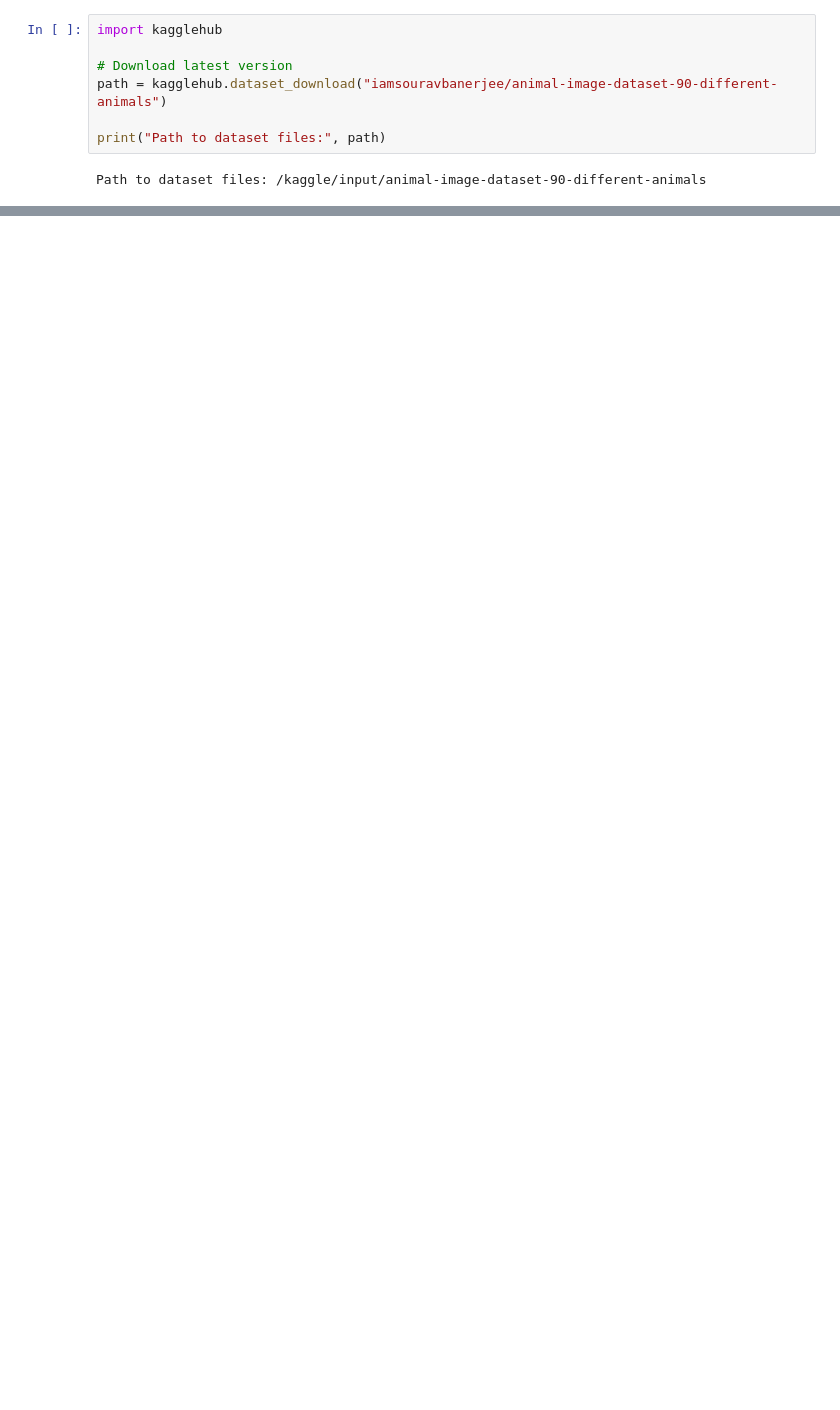
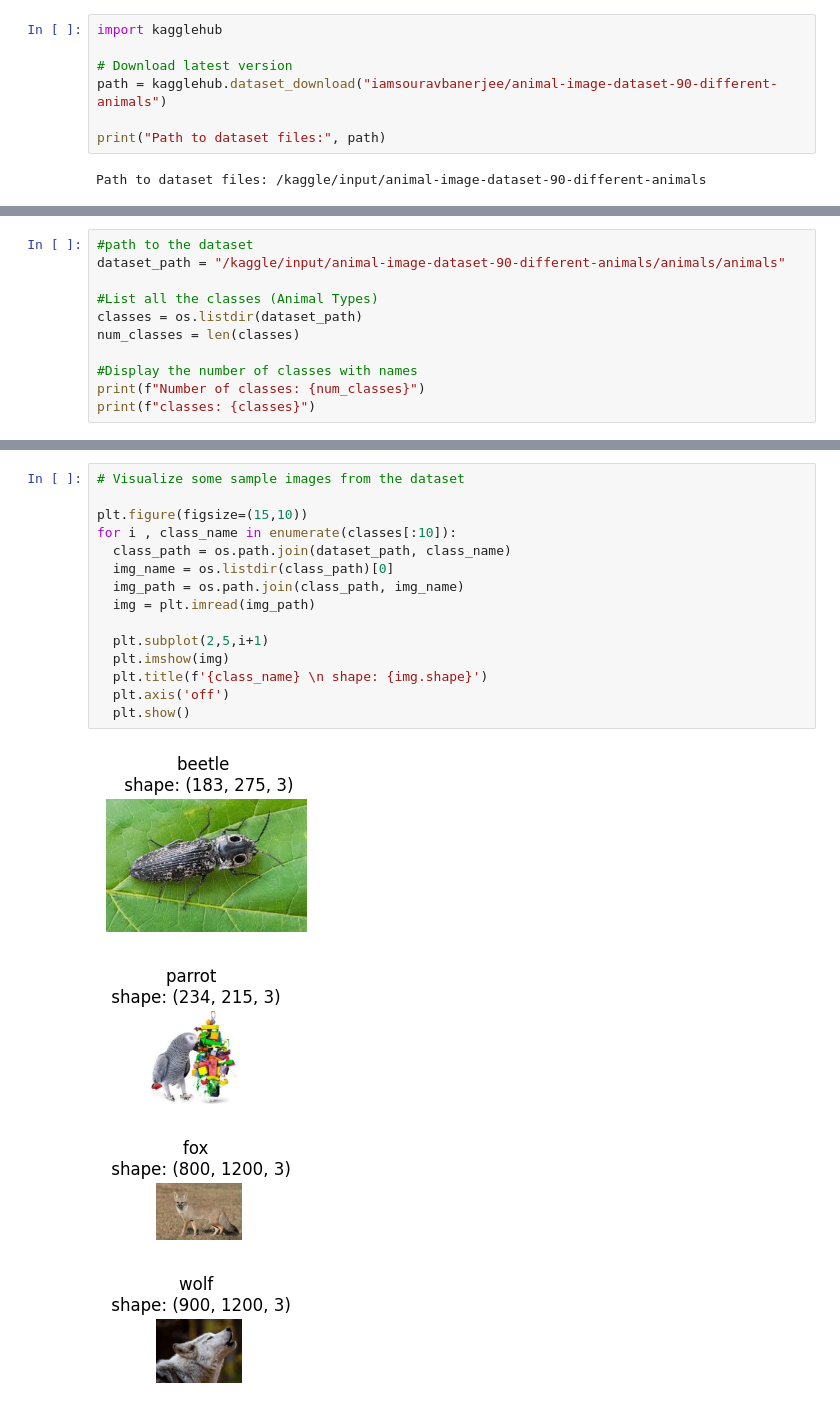
Before and after one commit to Haritaa28/githubhari, a Jupyter notebook: Multi_Class_Animal_Classification.ipynb, the cells around one changed output, grey strips where cells are left out. Saved outputs shown, nothing was run; the diff lists cells and outputs as text; blank space fills up the shorter version.

```diff
--- a/Multi_Class_Animal_Classification.ipynb
+++ b/Multi_Class_Animal_Classification.ipynb
@@ -21,0 +34,11 @@ from tensorflow.keras.models import Model
+# %%
+#path to the dataset
+dataset_path = "/kaggle/input/animal-image-dataset-90-different-animals/animals/animals"
+
+#List all the classes (Animal Types)
+classes = os.listdir(dataset_path)
+num_classes = len(classes)
+
+#Display the number of classes with names
+print(f"Number of classes: {num_classes}")
+print(f"classes: {classes}")
@@ -21,0 +48,20 @@ from tensorflow.keras.models import Model
+# %%
+# Visualize some sample images from the dataset
+
+plt.figure(figsize=(15,10))
+for i , class_name in enumerate(classes[:10]):
+  class_path = os.path.join(dataset_path, class_name)
+  img_name = os.listdir(class_path)[0]
+  img_path = os.path.join(class_path, img_name)
+  img = plt.imread(img_path)
+
+  plt.subplot(2,5,i+1)
+  plt.imshow(img)
+  plt.title(f'{class_name} \n shape: {img.shape}')
+  plt.axis('off')
+  plt.show()
+# %% [output]
+[figure, added]
+[figure, added]
+[figure, added]
+[figure, added]
```
Also changed, not shown: parts of 4 cells of this notebook.
